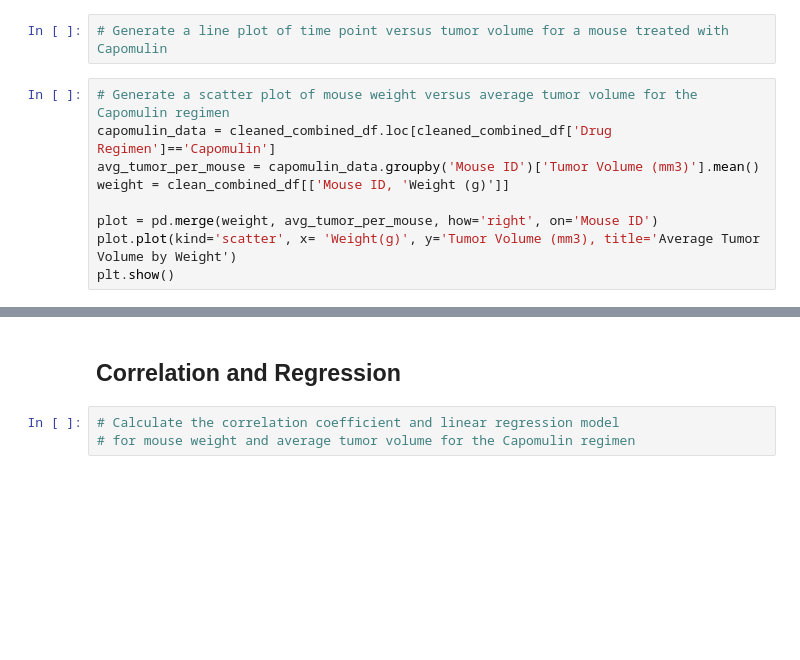
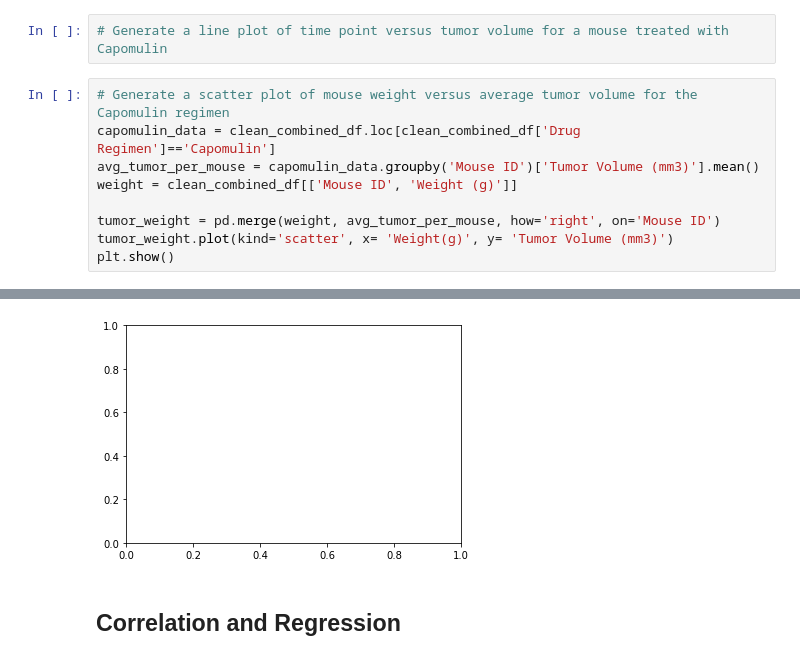
Before and after one commit to TPhillips27/Matplotlib-homework, a Jupyter notebook: Instructions/Pymaceuticals/pymaceuticals_starter.ipynb, the cells around one changed output, grey strips where cells are left out. Cells and saved outputs as stored; diff of their text form; blank space fills up the shorter version.

```diff
--- a/Instructions/Pymaceuticals/pymaceuticals_starter.ipynb
+++ b/Instructions/Pymaceuticals/pymaceuticals_starter.ipynb
@@ -255,11 +255,11 @@ plt.show()
 # Generate a line plot of time point versus tumor volume for a mouse treated with Capomulin
 # %%
 # Generate a scatter plot of mouse weight versus average tumor volume for the Capomulin regimen
-capomulin_data = cleaned_combined_df.loc[cleaned_combined_df['Drug Regimen']=='Capomulin']
+capomulin_data = clean_combined_df.loc[clean_combined_df['Drug Regimen']=='Capomulin']
 avg_tumor_per_mouse = capomulin_data.groupby('Mouse ID')['Tumor Volume (mm3)'].mean()
-weight = clean_combined_df[['Mouse ID, 'Weight (g)']]
+weight = clean_combined_df[['Mouse ID', 'Weight (g)']]
 
-plot = pd.merge(weight, avg_tumor_per_mouse, how='right', on='Mouse ID')
-plot.plot(kind='scatter', x= 'Weight(g)', y='Tumor Volume (mm3), title='Average Tumor Volume by Weight')
+tumor_weight = pd.merge(weight, avg_tumor_per_mouse, how='right', on='Mouse ID')
+tumor_weight.plot(kind='scatter', x= 'Weight(g)', y= 'Tumor Volume (mm3)')
 plt.show()
 # %% [output]
@@ -267,5 +267,3 @@ SyntaxError: invalid syntax (<ipython-input-64-5aca3be25655>, line 4)
+[figure, added]
 # %% [markdown]
 ## Correlation and Regression
-# %%
-# Calculate the correlation coefficient and linear regression model
-# for mouse weight and average tumor volume for the Capomulin regimen
```
Also changed, not shown: parts of 2 cells of this notebook.
